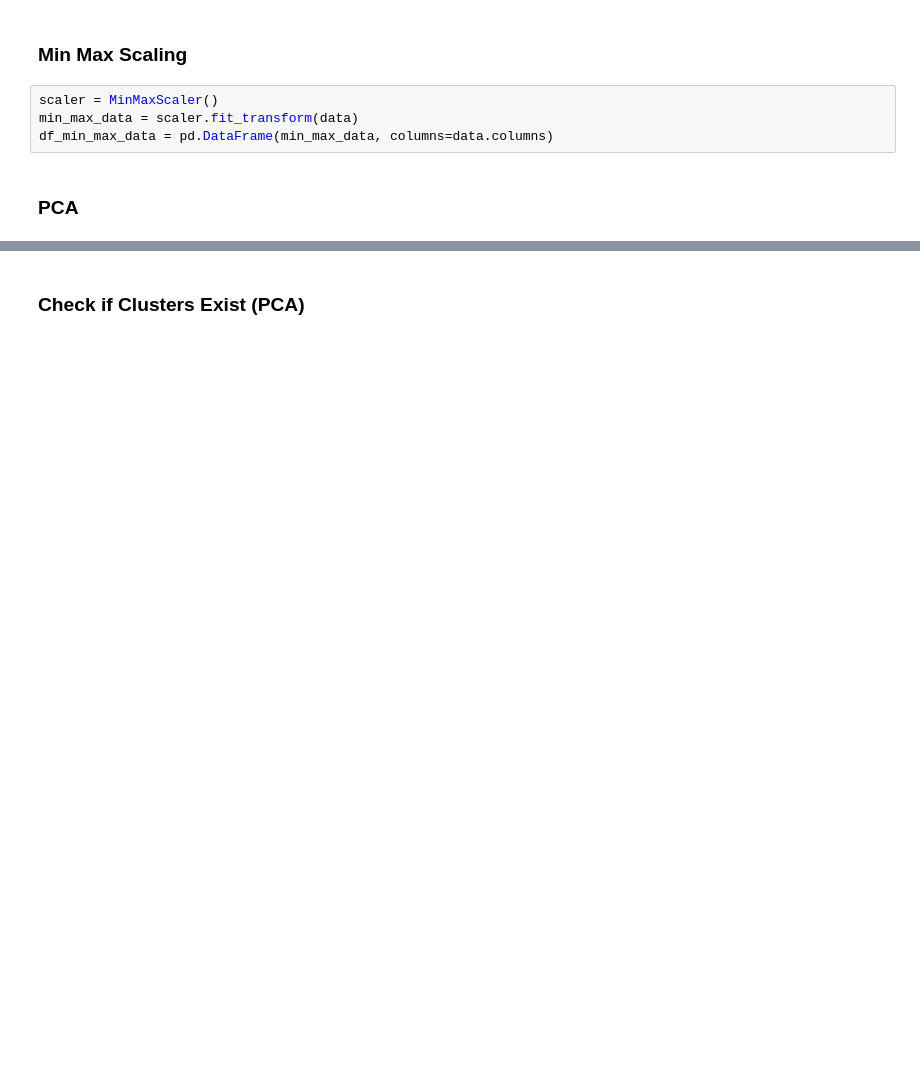
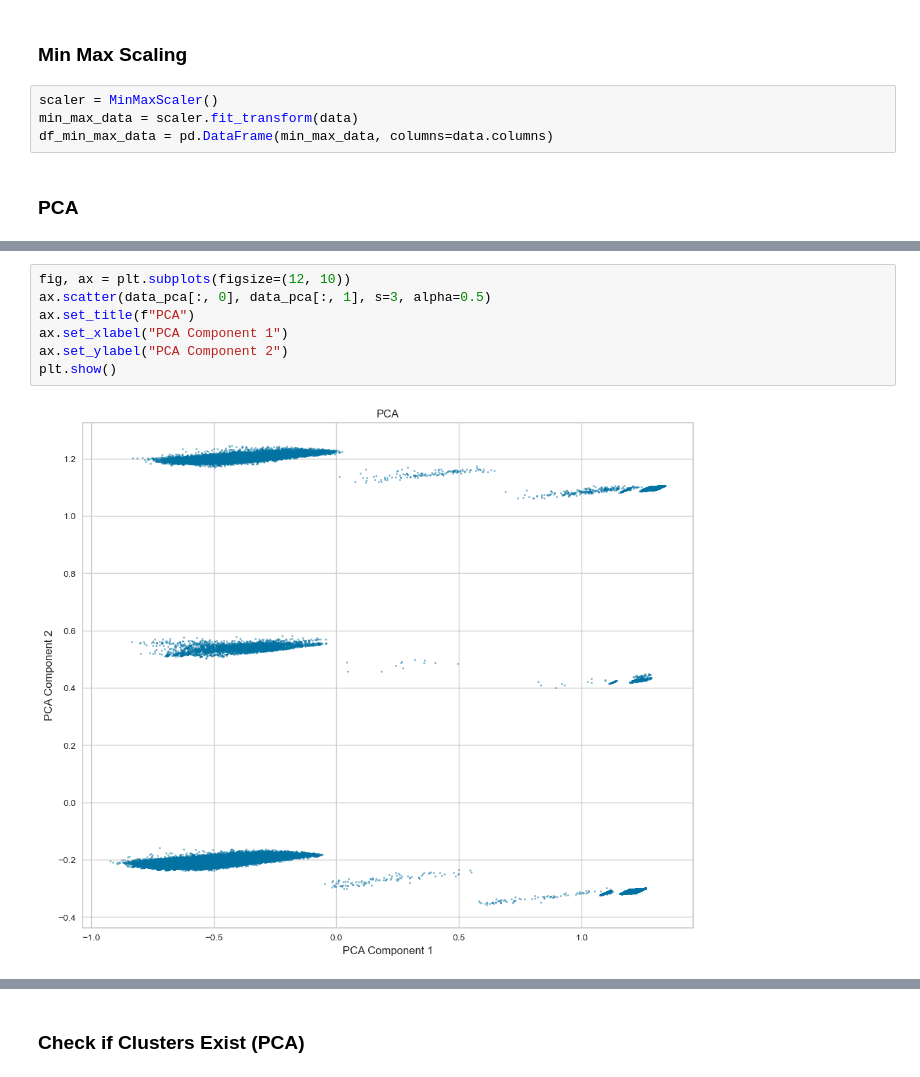
Before and after one commit to gugaaa1904/BC, a Jupyter notebook: Case 1.ipynb, the cells around one changed output, grey strips where cells are left out. Saved outputs shown, nothing was run; the diff lists cells and outputs as text; blank space fills up the shorter version.

```diff
--- a/Case 1.ipynb
+++ b/Case 1.ipynb
@@ -544 +663,10 @@ if total_variance < 0.90:
+# %%
+fig, ax = plt.subplots(figsize=(12, 10))
+ax.scatter(data_pca[:, 0], data_pca[:, 1], s=3, alpha=0.5)
+ax.set_title(f"PCA")
+ax.set_xlabel("PCA Component 1")
+ax.set_ylabel("PCA Component 2")
+plt.show()
+# %% [output]
+[figure, added]
 # %%
```
Also changed, not shown: parts of 44 cells of this notebook.
